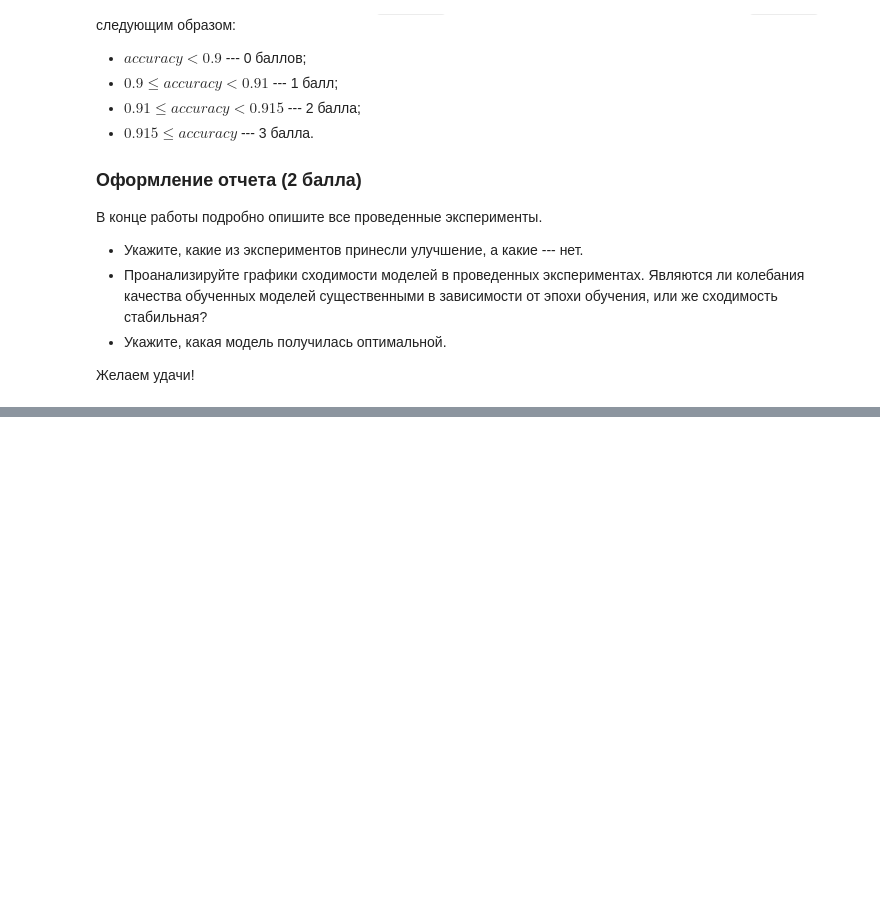
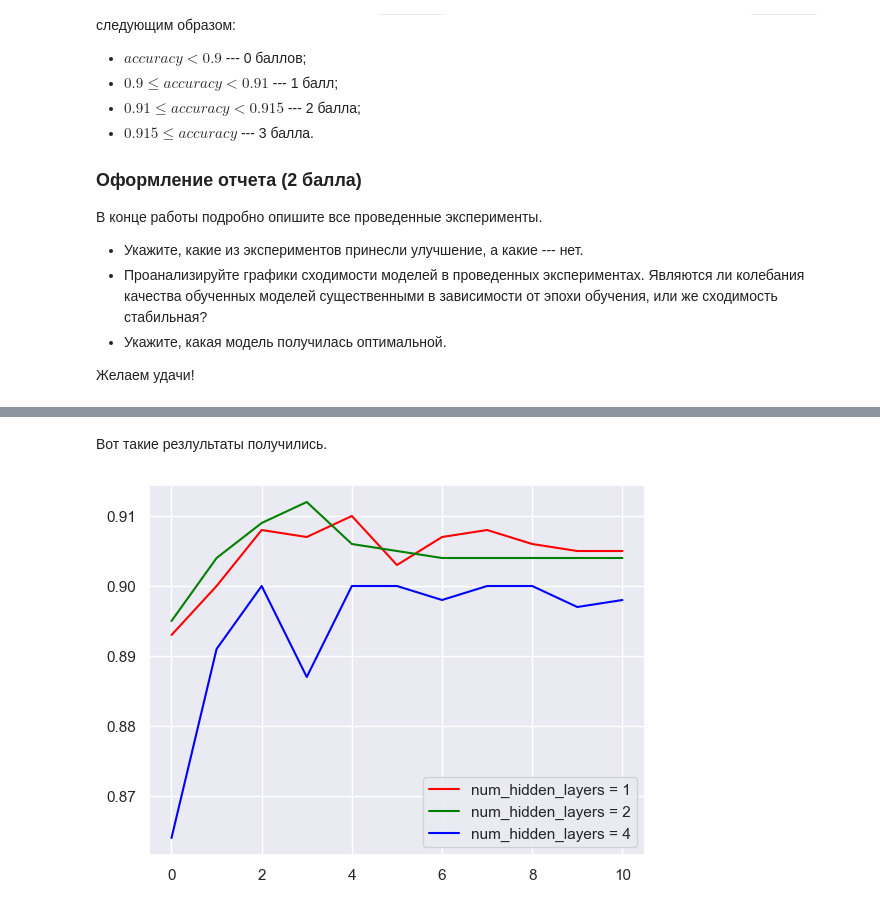
Before and after one commit to tedesak/Deep-Learning-School, a Jupyter notebook: NLP/my_projects/hw2 rnn_and_text_classification/hw_text_classification.ipynb, the cells around one changed output, grey strips where cells are left out. Saved outputs shown, nothing was run; the diff lists cells and outputs as text; code cells hidden in the pictures; blank space fills up the shorter version.

```diff
--- a/NLP/my_projects/hw2 rnn_and_text_classification/hw_text_classification.ipynb
+++ b/NLP/my_projects/hw2 rnn_and_text_classification/hw_text_classification.ipynb
@@ -218,0 +796,28 @@ def evaluate(model, eval_dataloader) -> float:
+# %% [markdown]
+Вот такие резлультаты получились.
+# %%
+best_accuracy = {'rnn': [[0.893, 0.9, 0.908, 0.907, 0.910, 0.903, 0.907, 0.908, 0.906, 0.905],
+                         [0.895, 0.904, 0.909, 0.912, 0.906, 0.905, 0.904],
+                         [0.864, 0.891, 0.9, 0.887, 0.9, 0.9, 0.898, 0.9, 0.9, 0.897, 0.898]],
+                 'gru': [[0.907, 0.9106, 0.911, 0.911, 0.907],
+                         [0.905, 0.908, 0.908, 0.905, 0.906]],
+                 'lstm': [[0.909, 0.917, 0.9154, 0.91, 0.909],
+                          [0.909, 0.9156, 0.914, 0.917, 0.9116, 0.9106, 0.91]]}
+# %%
+max_len = 0
+
+for data in best_accuracy['rnn']:
+    if len(data) > max_len:
+        max_len = len(data)
+
+for data in best_accuracy['rnn']:
+    actual_len = len(data)
+    data += (max_len - actual_len) * [data[-1]]
+# %%
+colors = ['r', 'g', 'b']
+for i, data in enumerate(best_accuracy['rnn']):
+    plt.plot(range(len(data)), data, label =  'num_hidden_layers = ' + str(2**i), color = colors[i])
+plt.legend()
+plt.show()
+# %% [output]
+[figure, added]
```
Also changed, not shown: parts of 48 cells of this notebook.
